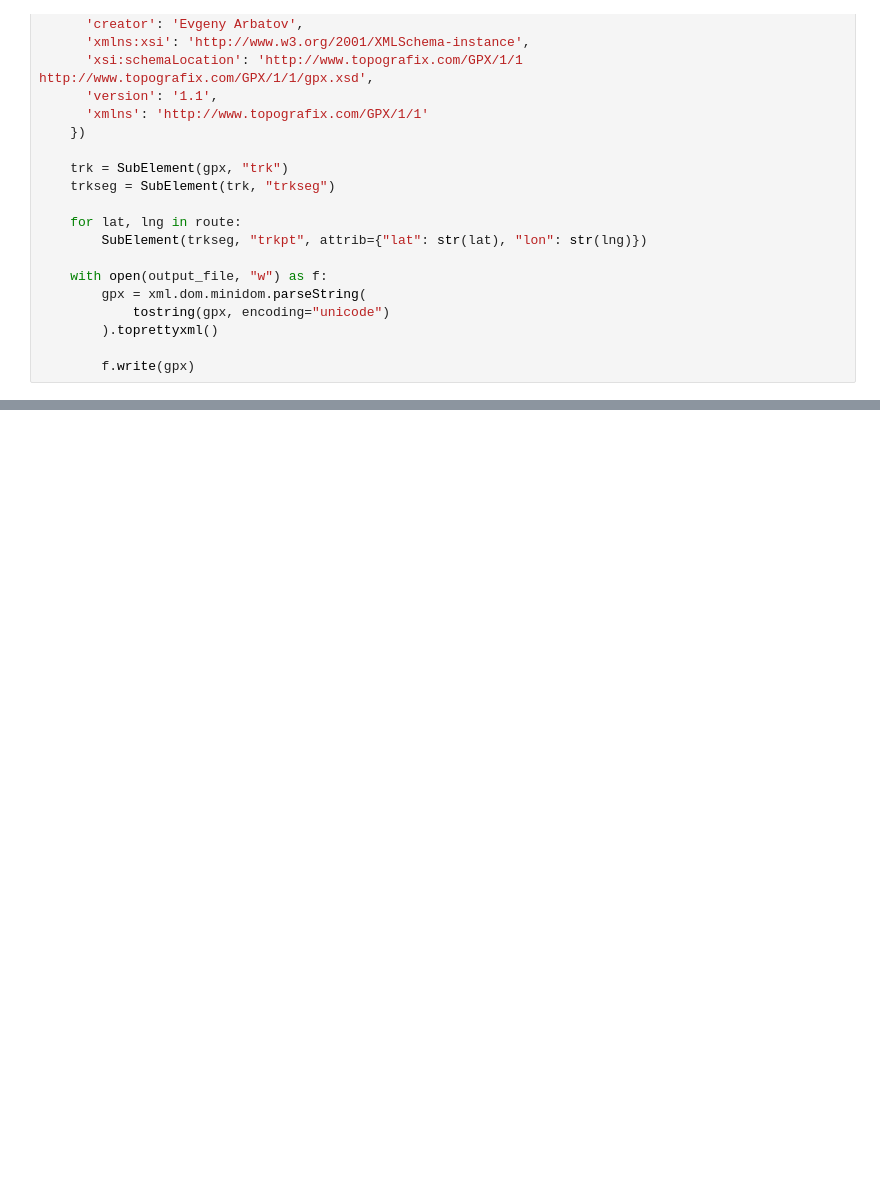
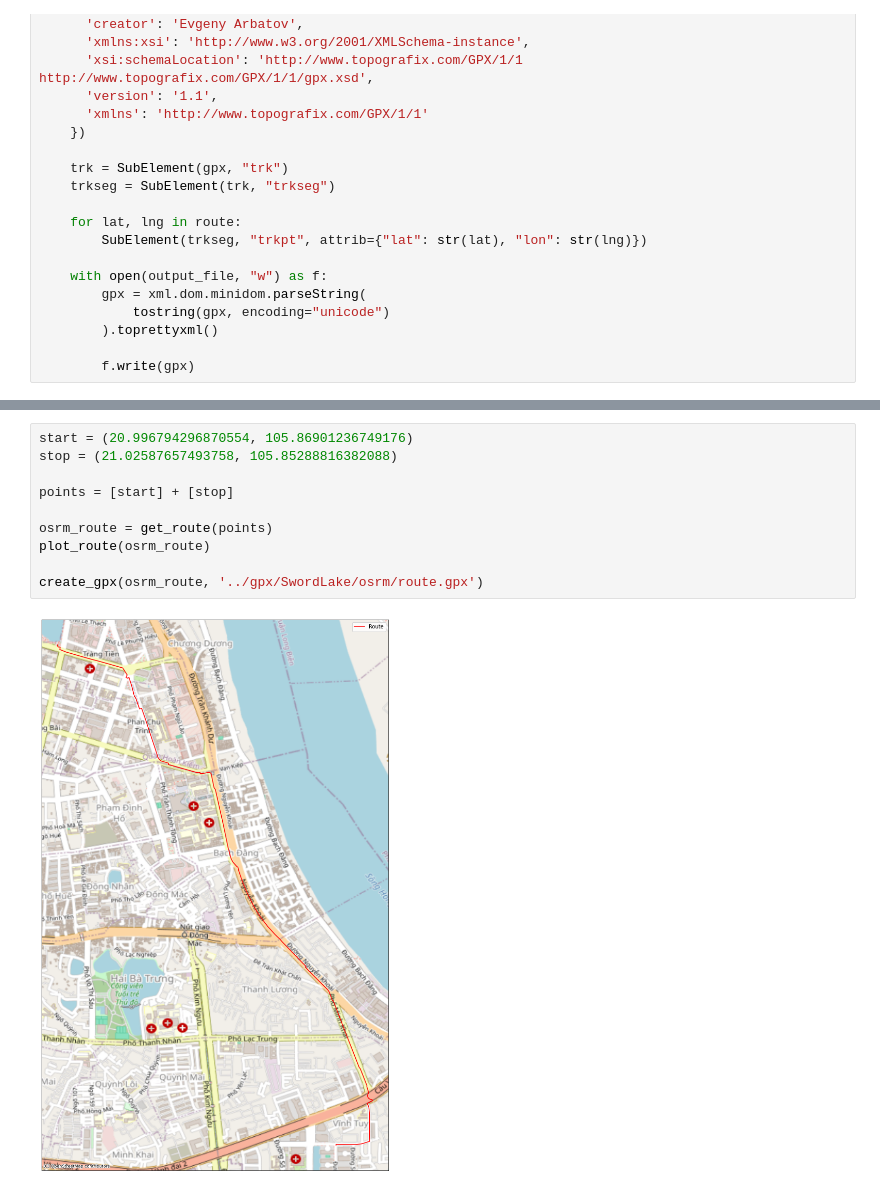
Before and after one commit to evgeniyarbatov/google-maps-osrm, a Jupyter notebook: notebooks/OSRM Route.ipynb, the cells around one changed output, grey strips where cells are left out. Cells and saved outputs as stored; diff of their text form; blank space fills up the shorter version.

Commit message:
Add more routes

```diff
--- a/notebooks/OSRM Route.ipynb
+++ b/notebooks/OSRM Route.ipynb
@@ -82,0 +83,12 @@ NameError: name 'start' is not defined
+# %%
+start = (20.996794296870554, 105.86901236749176)
+stop = (21.02587657493758, 105.85288816382088)
+
+points = [start] + [stop]
+
+osrm_route = get_route(points)
+plot_route(osrm_route)
+
+create_gpx(osrm_route, '../gpx/SwordLake/osrm/route.gpx')
+# %% [output]
+[figure, added]
```
Also changed, not shown: parts of 2 cells of this notebook, 6 other files.
